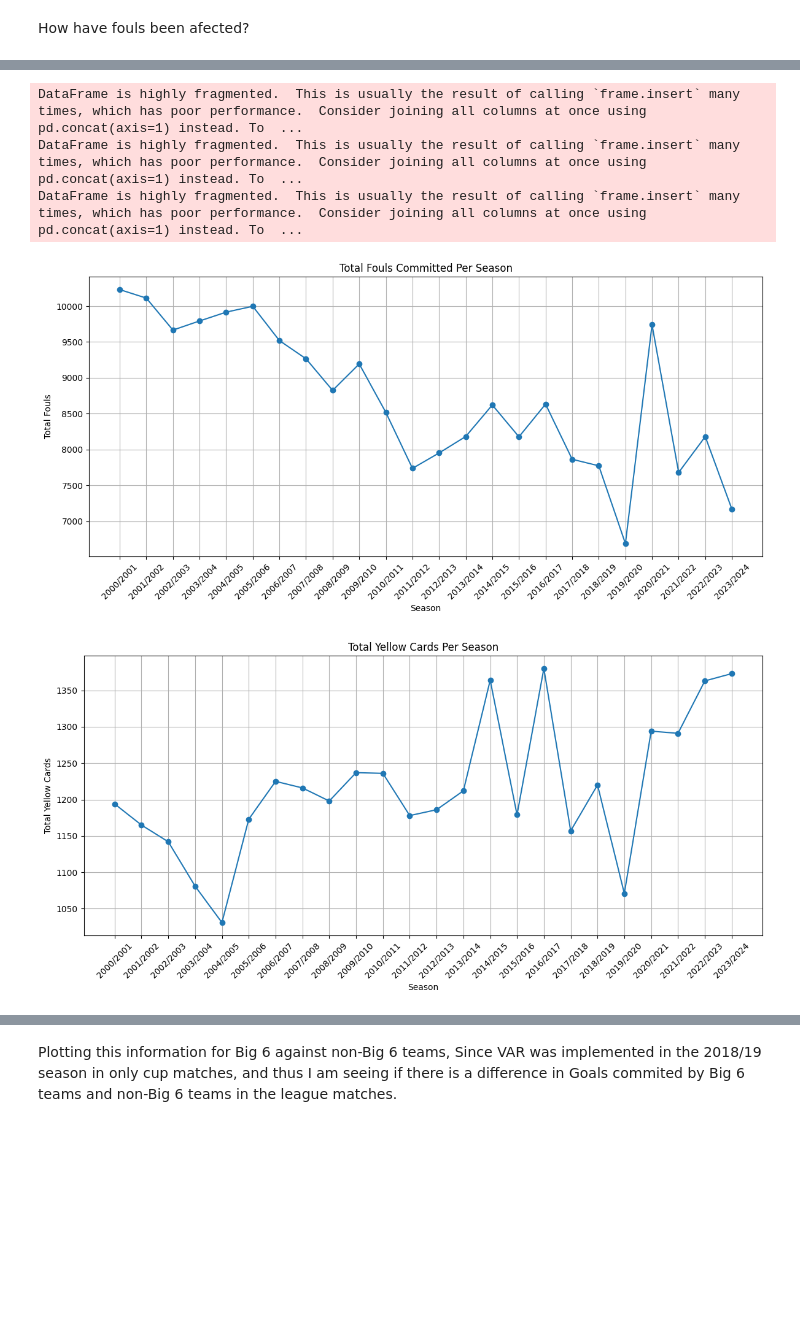
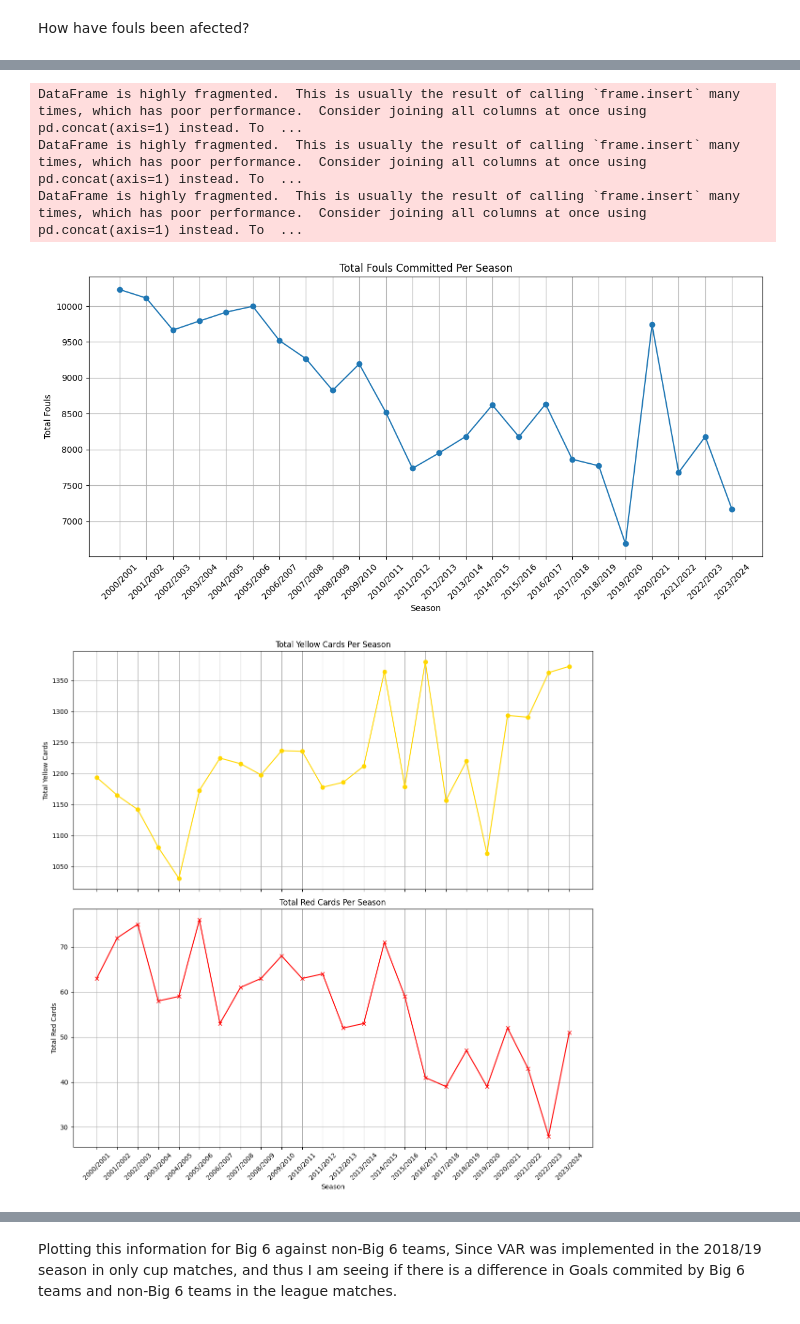
Before and after one commit to dapUoE/Effects-of-VAR-on-English-Football, a Jupyter notebook: Jupyter_Analysis.ipynb, the cells around one changed output, grey strips where cells are left out. Saved outputs shown, nothing was run; the diff lists cells and outputs as text; code cells hidden in the pictures; blank space fills up the shorter version.

```diff
--- a/Jupyter_Analysis.ipynb
+++ b/Jupyter_Analysis.ipynb
@@ -228,26 +229,25 @@ plt.grid(True)
 plt.tight_layout()  # Adjusts plot to ensure everything fits without overlap
 plt.show()
 
-# Plotting the yellows per season
-plt.figure(figsize=(12, 6))
-plt.plot(concatenated_df_grouped['Season'], concatenated_df_grouped['Total_Yellows'], marker='o')
-plt.title('Total Yellow Cards Per Season')
-plt.xlabel('Season')
-plt.ylabel('Total Yellow Cards')
-plt.xticks(rotation=45)  # Rotate season labels for better readability
-plt.grid(True)
-plt.tight_layout()  # Adjusts plot to ensure everything fits without overlap
-plt.show()
+# Create a figure with two subplots (vertically stacked) with a shared x-axis
+fig, (ax1, ax2) = plt.subplots(nrows=2, ncols=1, figsize=(12, 12), sharex=True)
 
-# Plotting the reds per season
-plt.figure(figsize=(12, 6))
-plt.plot(concatenated_df_grouped['Season'], concatenated_df_grouped['Total_Reds'], marker='o')
-plt.title('Total Red Cards Per Season')
-plt.xlabel('Season')
-plt.ylabel('Total Red Cards')
-plt.xticks(rotation=45)  # Rotate season labels for better readability
-plt.grid(True)
-plt.tight_layout()  # Adjusts plot to ensure everything fits without overlap
+# Plot for yellow cards on the first subplot
+ax1.plot(concatenated_df_grouped['Season'], concatenated_df_grouped['Total_Yellows'], marker='o', color='gold')
+ax1.set_title('Total Yellow Cards Per Season')
+ax1.set_ylabel('Total Yellow Cards')
+ax1.grid(True)
+
+# Plot for red cards on the second subplot
+ax2.plot(concatenated_df_grouped['Season'], concatenated_df_grouped['Total_Reds'], marker='x', color='red')
+ax2.set_title('Total Red Cards Per Season')
+ax2.set_ylabel('Total Red Cards')
+ax2.set_xlabel('Season')
+ax2.grid(True)
+
+# Improve spacing and show the plot
+plt.xticks(rotation=45)
+plt.tight_layout()
 plt.show()
 
 # Plotting the booking points per season
@@ -266,31 +266,31 @@ plt.figure(figsize=(12, 6))
 plt.plot(concatenated_df_grouped['Season'], concatenated_df_grouped['BookingPoints_Per_Foul'], marker='o')
 plt.title('Booking Points Per Foul Per Season')
 plt.xlabel('Season')
 plt.ylabel('Booking Points Per Foul')
 plt.xticks(rotation=45)  # Rotate season labels for better readability
 plt.grid(True)
 plt.tight_layout()  # Adjusts plot to ensure everything fits without overlap
 plt.show()
 # %% [output]
        Season  Total_Home_Fouls  Total_Away_Fouls  Total_Home_Yellows  \
 0   2000/2001              4932              5299                 512
 1   2001/2002              4891              5221                 479
 2   2002/2003              4791              4875                 500
 3   2003/2004              4742              5051                 481
 4   2004/2005              4730              5186                 421
 5   2005/2006              4938              5060                 499
 6   2006/2007              4686              4834                 530
 7   2007/2008              4570              4696                 511
 8   2008/2009              4300              4525                 515
 9   2009/2010              4423              4771                 526
 10  2010/2011              4175              4343                 537
 ... (89 lines left out)
 22           1363          28                14330                1.751620
 23           1373          51                15005                2.092748
 Mean yellow cards per season: 1215.25
 Mean red cards per season: 56.25
 DataFrame is highly fragmented.  This is usually the result of calling `frame.insert` many times, which has poor performance.  Consider joining all columns at once using pd.concat(axis=1) instead. To  ...
 DataFrame is highly fragmented.  This is usually the result of calling `frame.insert` many times, which has poor performance.  Consider joining all columns at once using pd.concat(axis=1) instead. To  ...
 DataFrame is highly fragmented.  This is usually the result of calling `frame.insert` many times, which has poor performance.  Consider joining all columns at once using pd.concat(axis=1) instead. To  ...
 [figure]
-[figure, old version]
+[figure, new version]
```
Also changed, not shown: parts of 9 cells of this notebook, 1 other file.
